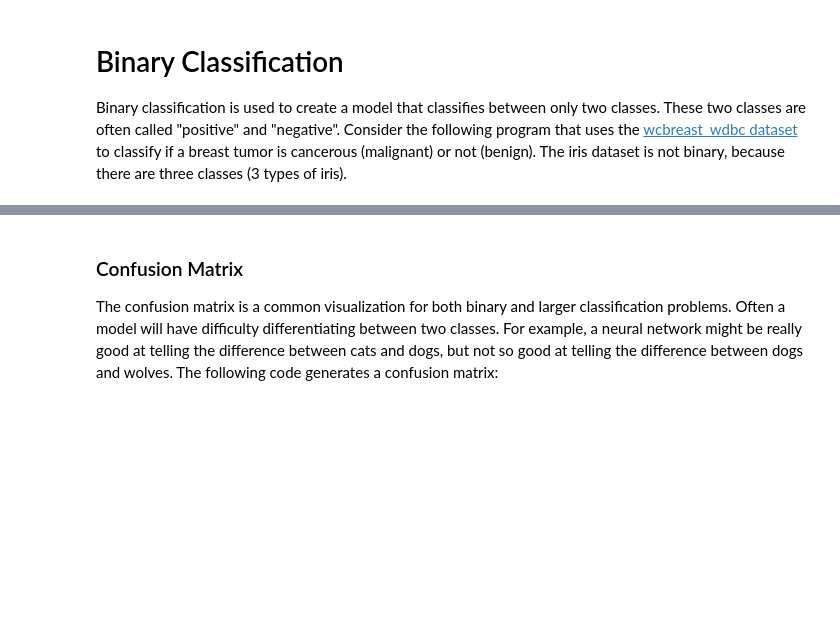
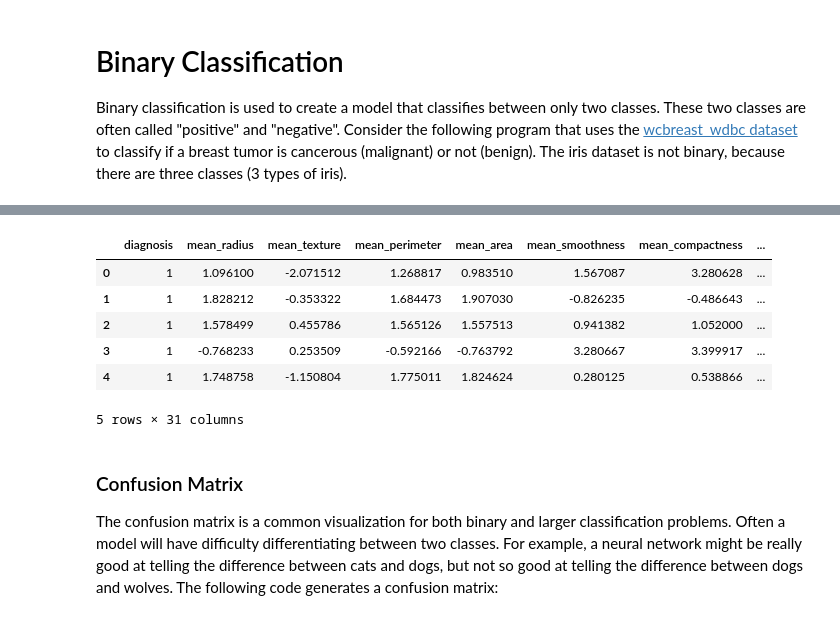
Before and after one commit to kuatroka/jh_dl, a Jupyter notebook: jh_dl_class4_class__vs_regression.ipynb, the cells around one changed output, grey strips where cells are left out. Drawn from its saved outputs; the diff is of its cells as text; code cells hidden in the pictures; blank space fills up the shorter version.

```diff
--- a/jh_dl_class4_class__vs_regression.ipynb
+++ b/jh_dl_class4_class__vs_regression.ipynb
@@ -255,3 +255,13 @@ Final accuracy: 0.972027972027972
+# %%
+df.head()
+# %% [output]
+|  | diagnosis | mean_radius | mean_texture | mean_perimeter | mean_area | mean_smoothness | mean_compactness | ... |
+| 0 | 1 | 1.096100 | -2.071512 | 1.268817 | 0.983510 | 1.567087 | 3.280628 | ... |
+| 1 | 1 | 1.828212 | -0.353322 | 1.684473 | 1.907030 | -0.826235 | -0.486643 | ... |
+| 2 | 1 | 1.578499 | 0.455786 | 1.565126 | 1.557513 | 0.941382 | 1.052000 | ... |
+| 3 | 1 | -0.768233 | 0.253509 | -0.592166 | -0.763792 | 3.280667 | 3.399917 | ... |
+| 4 | 1 | 1.748758 | -1.150804 | 1.775011 | 1.824624 | 0.280125 | 0.538866 | ... |
+5 rows × 31 columns
 # %% [markdown]
 ### Confusion Matrix
 
```
Also changed, not shown: parts of 4 cells of this notebook, 1 other file.
